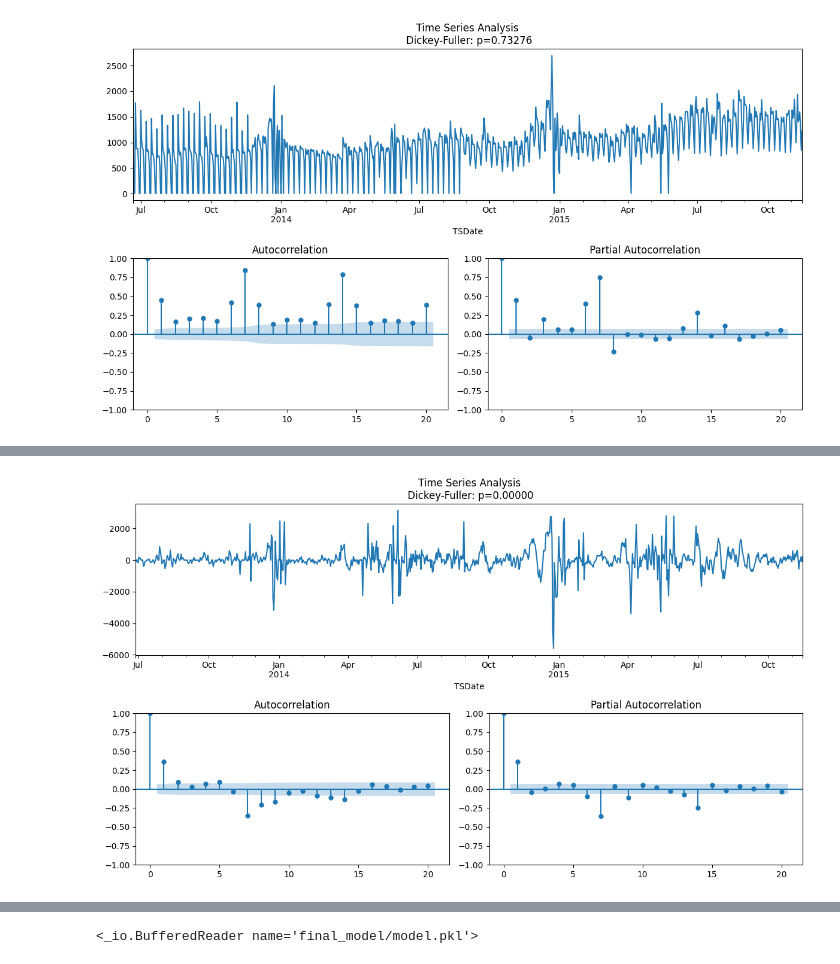
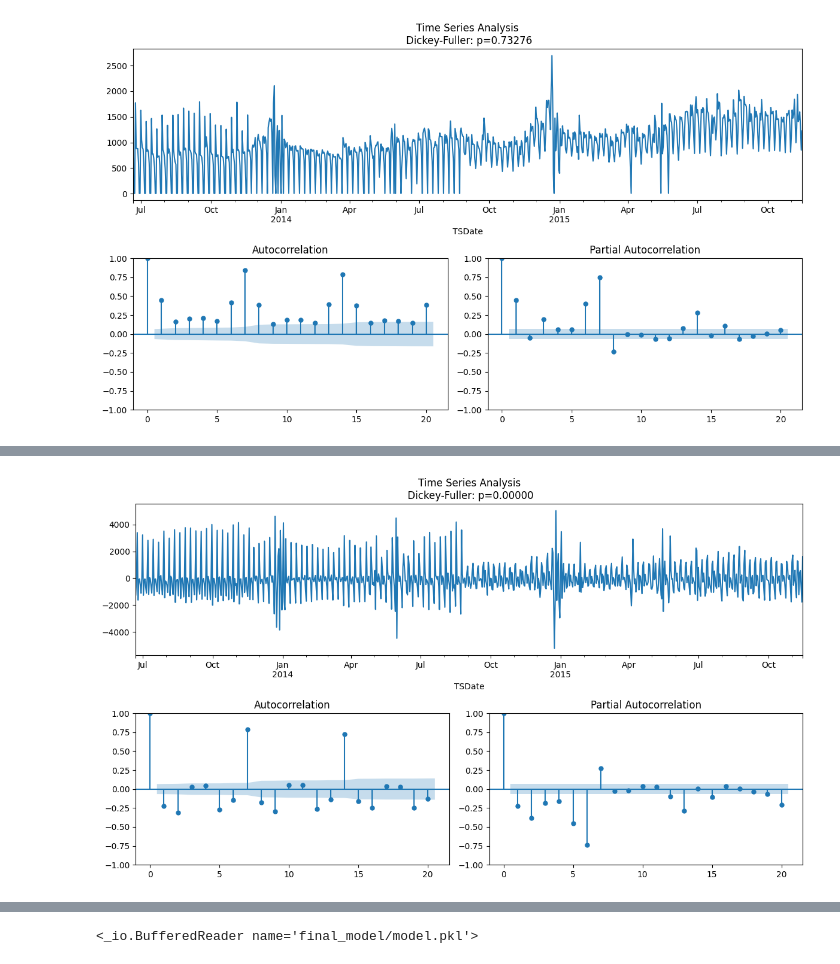
Before and after one commit to Mehranmzn/cl_project, a Jupyter notebook: init.ipynb, the cells around one changed output, grey strips where cells are left out. Cells and saved outputs as stored; diff of their text form; code cells hidden in the pictures.

```diff
--- a/init.ipynb
+++ b/init.ipynb
@@ -101,5 +111,5 @@ Time Series Analysis for Serie 2
 # %%
-serie_1_diff = (serie_1 - serie_1.shift(7)).dropna()
+serie_1_diff = (serie_1 - serie_1.shift(1)).dropna()
 tsplot(serie_1_diff.dropna(), lags=20)
 # %% [output]
-[figure, old version]
+[figure, new version]
```
Also changed, not shown: parts of 5 cells of this notebook, 19 other files.
